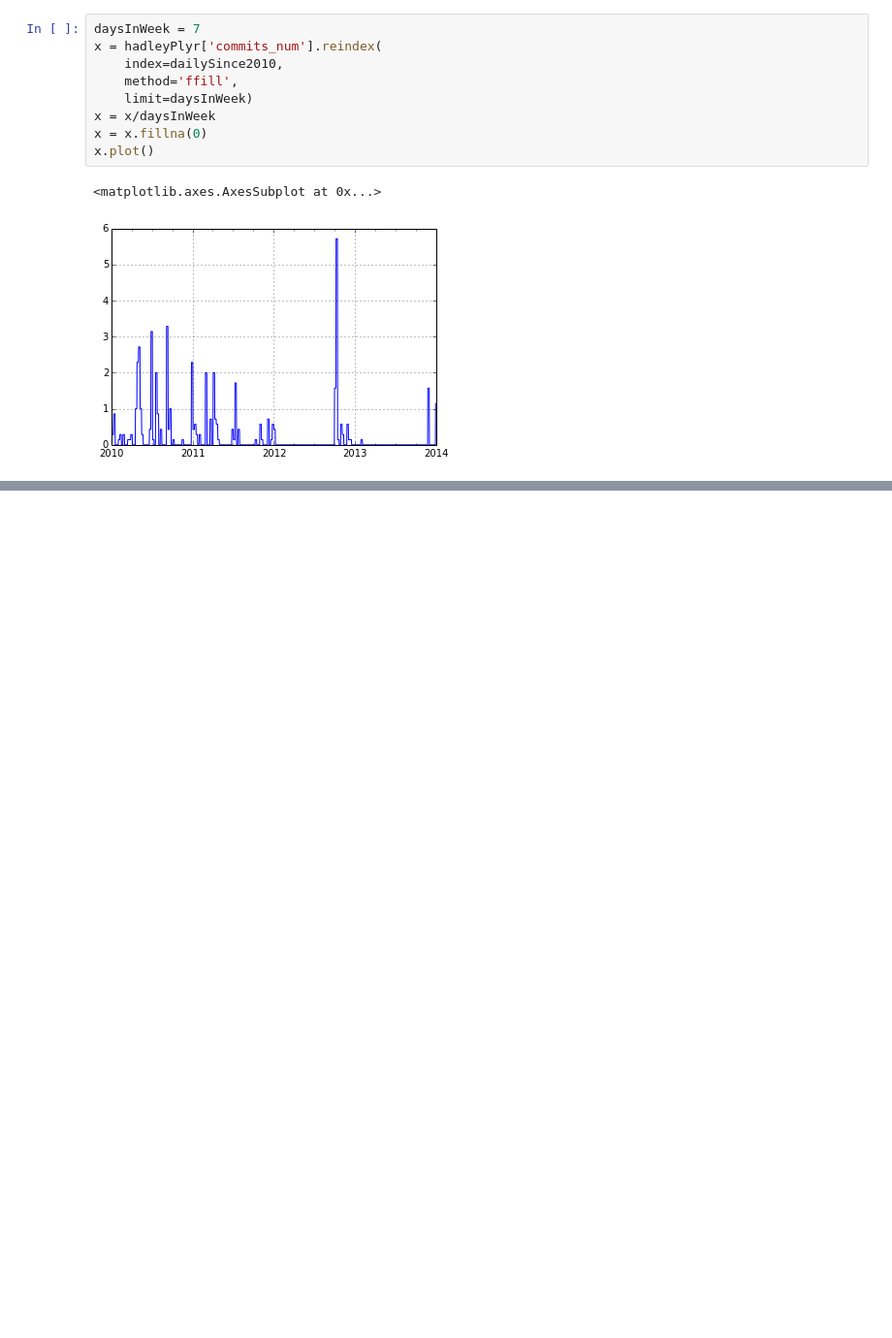
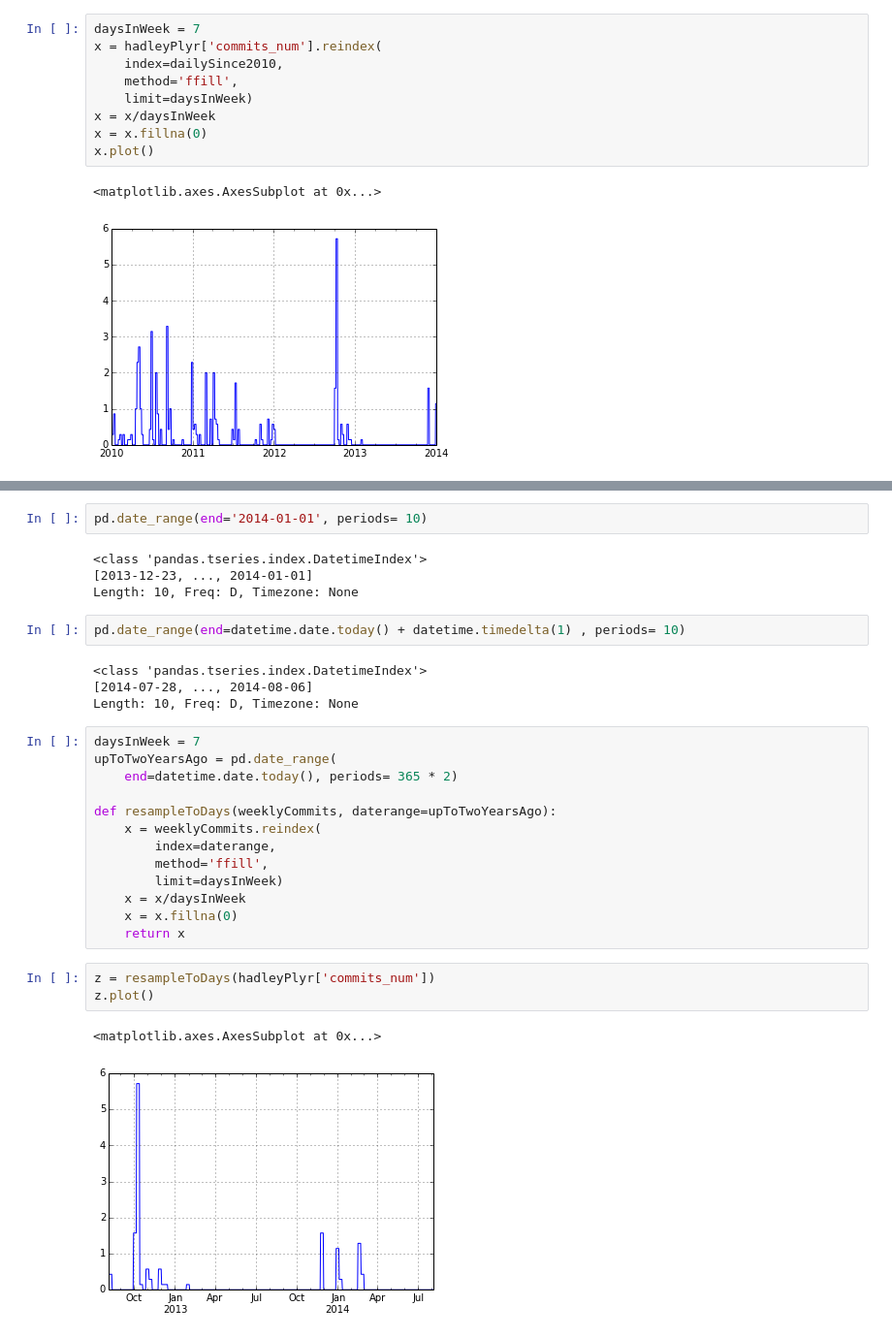
Before and after one commit to gauthamnair/repopulse, a Jupyter notebook: exploringFeatureMaking.ipynb, the cells around one changed output, grey strips where cells are left out. Shown: that part at 97% size. Saved outputs shown, nothing was run; the diff lists cells and outputs as text; blank space fills up the shorter version.

```diff
--- a/exploringFeatureMaking.ipynb
+++ b/exploringFeatureMaking.ipynb
@@ -192,0 +209,31 @@ x.plot()
+# %%
+pd.date_range(end='2014-01-01', periods= 10)
+# %% [output]
+<class 'pandas.tseries.index.DatetimeIndex'>
+[2013-12-23, ..., 2014-01-01]
+Length: 10, Freq: D, Timezone: None
+# %%
+pd.date_range(end=datetime.date.today() + datetime.timedelta(1) , periods= 10)
+# %% [output]
+<class 'pandas.tseries.index.DatetimeIndex'>
+[2014-07-28, ..., 2014-08-06]
+Length: 10, Freq: D, Timezone: None
+# %%
+daysInWeek = 7
+upToTwoYearsAgo = pd.date_range(
+    end=datetime.date.today(), periods= 365 * 2)
+
+def resampleToDays(weeklyCommits, daterange=upToTwoYearsAgo):
+    x = weeklyCommits.reindex(
+        index=daterange,
+        method='ffill',
+        limit=daysInWeek)
+    x = x/daysInWeek
+    x = x.fillna(0)
+    return x
+# %%
+z = resampleToDays(hadleyPlyr['commits_num'])
+z.plot()
+# %% [output]
+<matplotlib.axes.AxesSubplot at 0x...>
+[figure, added]
```
Also changed, not shown: parts of 7 cells of this notebook.
